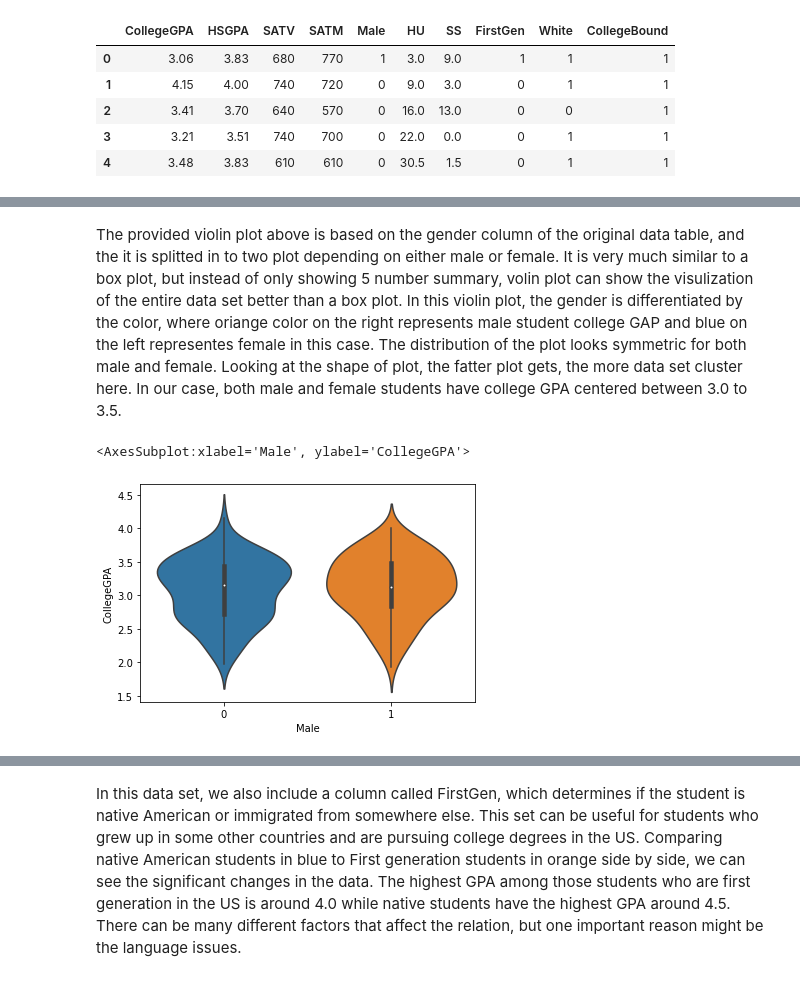
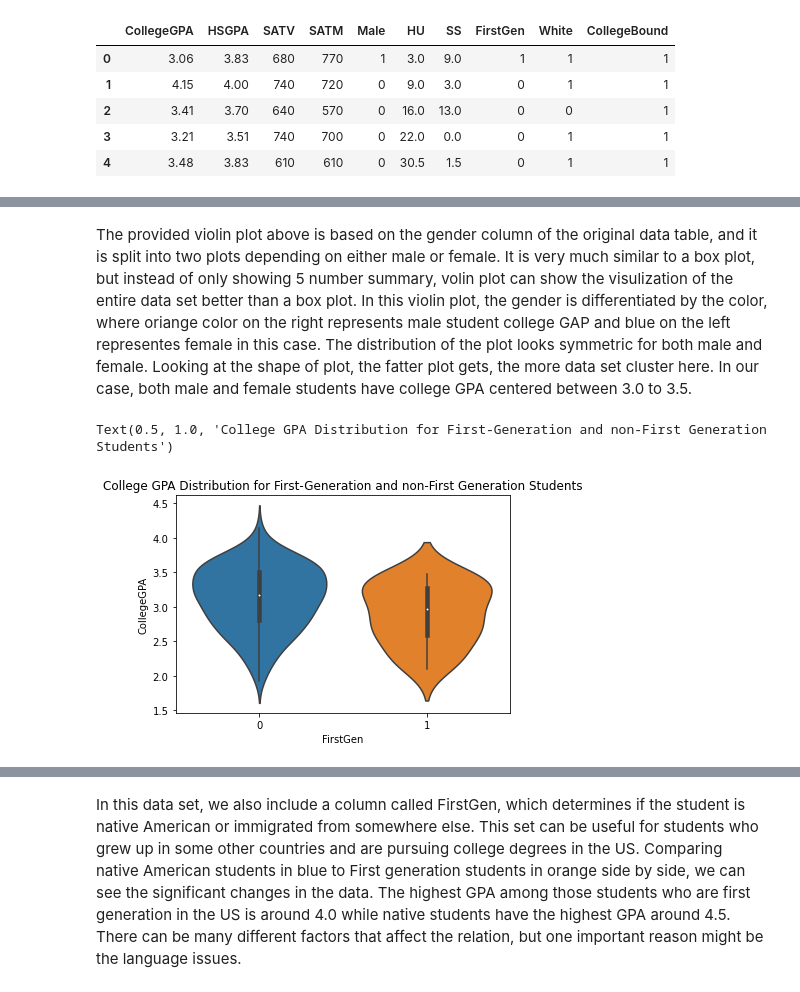
Before and after one commit to cwu-umd/320-Final-Project, a Jupyter notebook: Final Project .ipynb, the cells around one changed output, grey strips where cells are left out. Saved outputs shown, nothing was run; the diff lists cells and outputs as text; code cells hidden in the pictures.

```diff
--- a/Final Project .ipynb
+++ b/Final Project .ipynb
@@ -50,7 +61,7 @@ data.describe(include = "all")
 # %% [markdown]
-The provided violin plot above is based on the gender column of the original data table, and the it is splitted in to two plot depending on either male or female. It is very much similar to a box plot, but instead of only showing 5 number summary, volin plot can show the visulization of the entire data set better than a box plot. In this violin plot, the gender is differentiated by the color, where oriange color on the right represents male student college GAP and blue on the left representes female in this case. The distribution of the plot looks symmetric for both male and female. Looking at the shape of plot, the fatter plot gets, the more data set cluster here. In our case, both male and female students have college GPA centered between 3.0 to 3.5.
+The provided violin plot above is based on the gender column of the original data table, and it is split into two plots depending on either male or female. It is very much similar to a box plot, but instead of only showing 5 number summary, volin plot can show the visulization of the entire data set better than a box plot. In this violin plot, the gender is differentiated by the color, where oriange color on the right represents male student college GAP and blue on the left representes female in this case. The distribution of the plot looks symmetric for both male and female. Looking at the shape of plot, the fatter plot gets, the more data set cluster here. In our case, both male and female students have college GPA centered between 3.0 to 3.5.
 # %%
-sns.violinplot(x = "Male", y = "CollegeGPA", data = data)
+sns.violinplot(x = "FirstGen", y = "CollegeGPA", data = data).set_title("College GPA Distribution for First-Generation and non-First Generation Students")
 # %% [output]
-<AxesSubplot:xlabel='Male', ylabel='CollegeGPA'>
+Text(0.5, 1.0, 'College GPA Distribution for First-Generation and non-First Generation Students')
-[figure, old version]
+[figure, new version]
```
Also changed, not shown: parts of 12 cells of this notebook, 1 other file.
